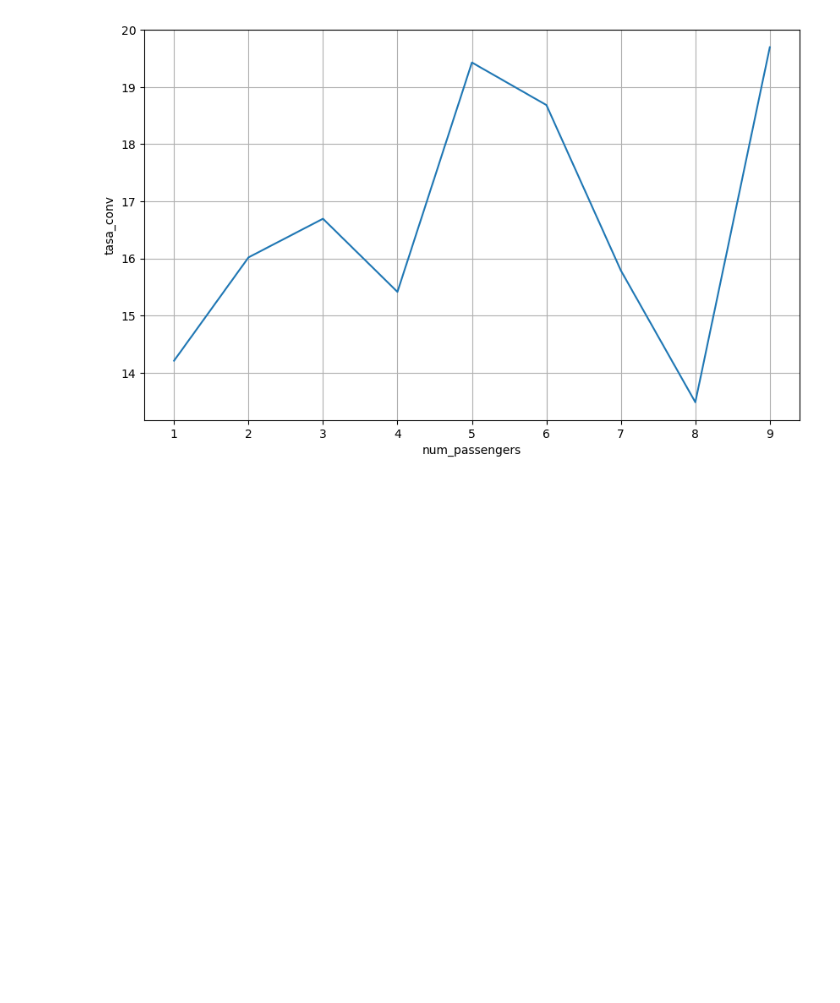
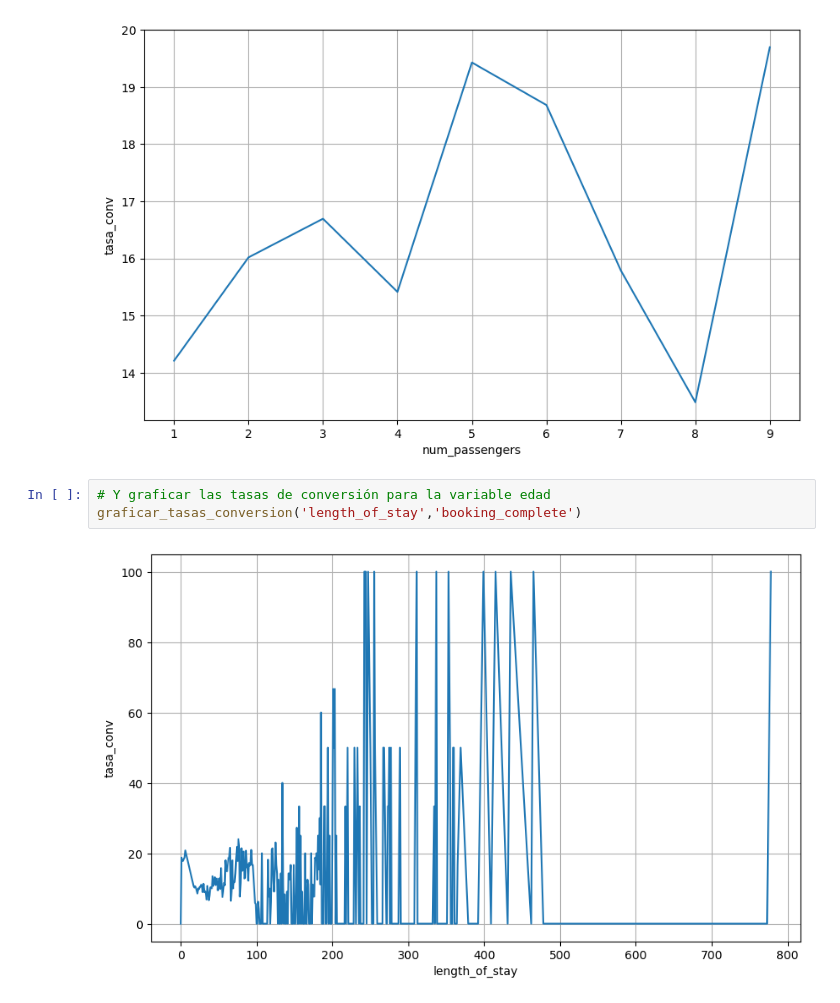
Before and after one commit to dasanmiguelv/supervised-machine-learning, a Jupyter notebook: behaviour-buying/Getting Started.ipynb, the cells around one changed output. Saved outputs shown, nothing was run; the diff lists cells and outputs as text; blank space fills up the shorter version.

```diff
--- a/behaviour-buying/Getting Started.ipynb
+++ b/behaviour-buying/Getting Started.ipynb
@@ -162,3 +162,8 @@ def graficar_tasas_conversion(var_predictora, var_predecir, type='line', order=N
 graficar_tasas_conversion('num_passengers','booking_complete')
 # %% [output]
 [figure]
+# %%
+# Y graficar las tasas de conversión para la variable edad
+graficar_tasas_conversion('length_of_stay','booking_complete')
+# %% [output]
+[figure, added]
```
